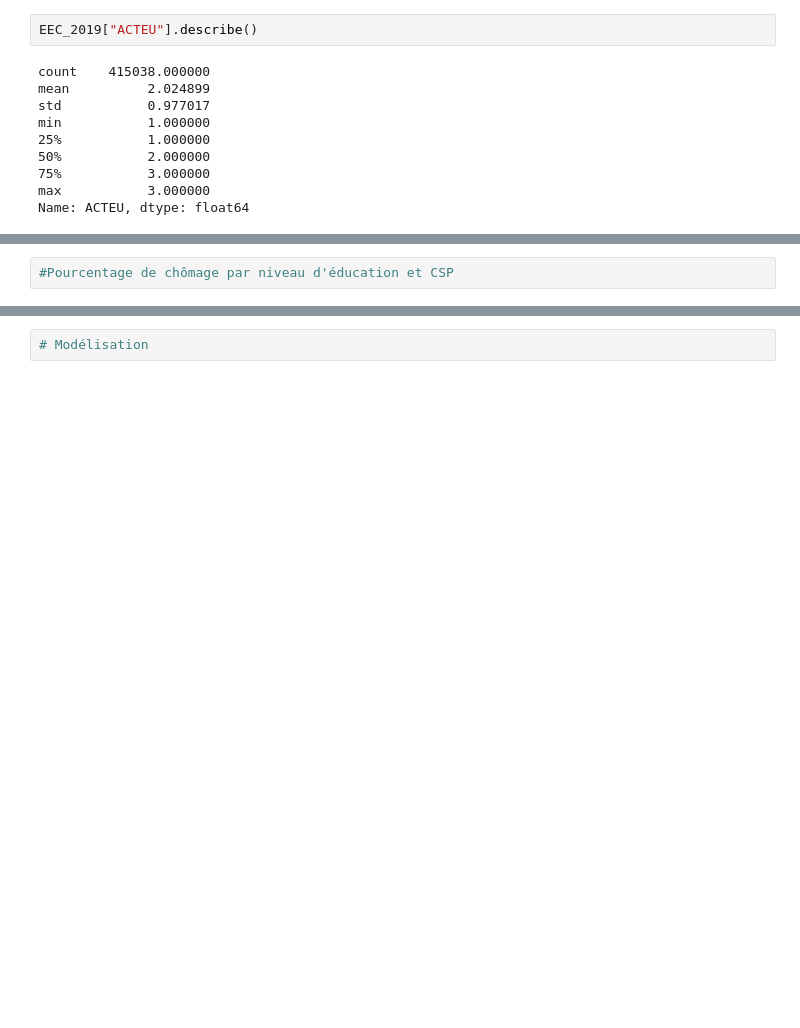
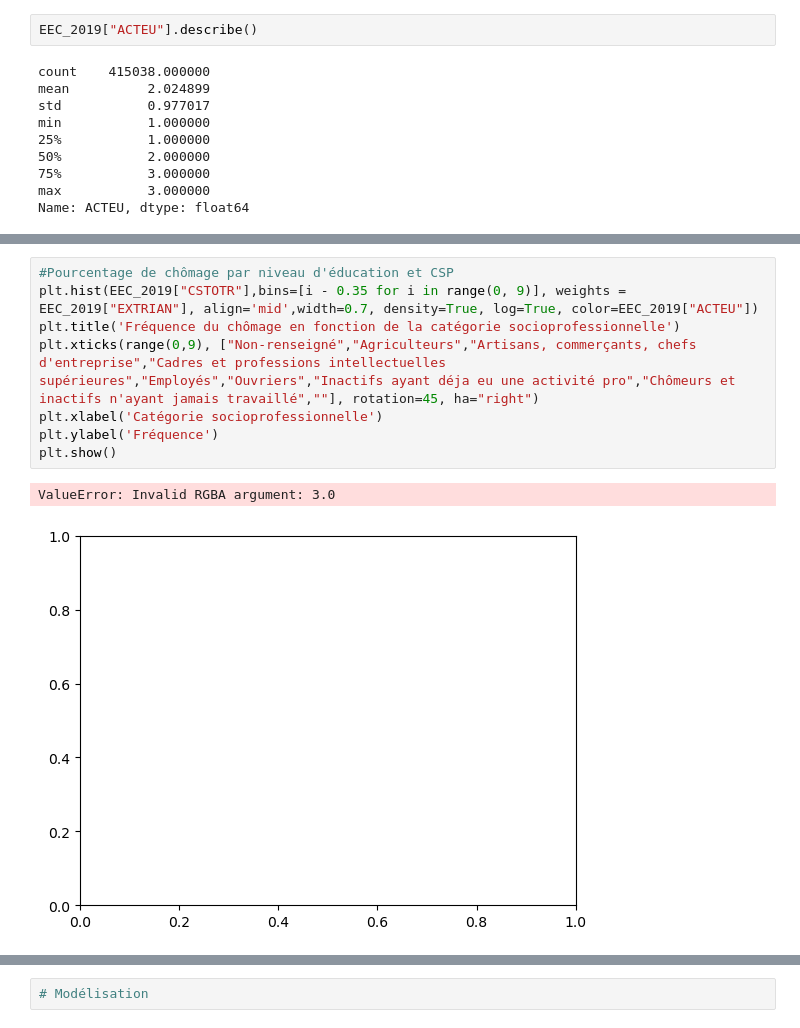
Before and after one commit to Alexis-Barrau/python_ensae, a Jupyter notebook: Scripts/Script first analysis.ipynb, the cells around one changed output, grey strips where cells are left out. Saved outputs shown, nothing was run; the diff lists cells and outputs as text; blank space fills up the shorter version.

Commit message:
durée du chômage améliorée

```diff
--- a/Scripts/Script first analysis.ipynb
+++ b/Scripts/Script first analysis.ipynb
@@ -73,3 +75,12 @@ plt.show()
 # %%
 #Pourcentage de chômage par niveau d'éducation et CSP
+plt.hist(EEC_2019["CSTOTR"],bins=[i - 0.35 for i in range(0, 9)], weights = EEC_2019["EXTRIAN"], align='mid',width=0.7, density=True, log=True, color=EEC_2019["ACTEU"])
+plt.title('Fréquence du chômage en fonction de la catégorie socioprofessionnelle')
+plt.xticks(range(0,9), ["Non-renseigné","Agriculteurs","Artisans, commerçants, chefs d'entreprise","Cadres et professions intellectuelles supérieures","Employés","Ouvriers","Inactifs ayant déja eu une activité pro","Chômeurs et inactifs n'ayant jamais travaillé",""], rotation=45, ha="right")
+plt.xlabel('Catégorie socioprofessionnelle')
+plt.ylabel('Fréquence')
+plt.show()
+# %% [output]
+ValueError: Invalid RGBA argument: 3.0
+[figure, added]
 # %%
```
Also changed, not shown: parts of 3 cells of this notebook.
